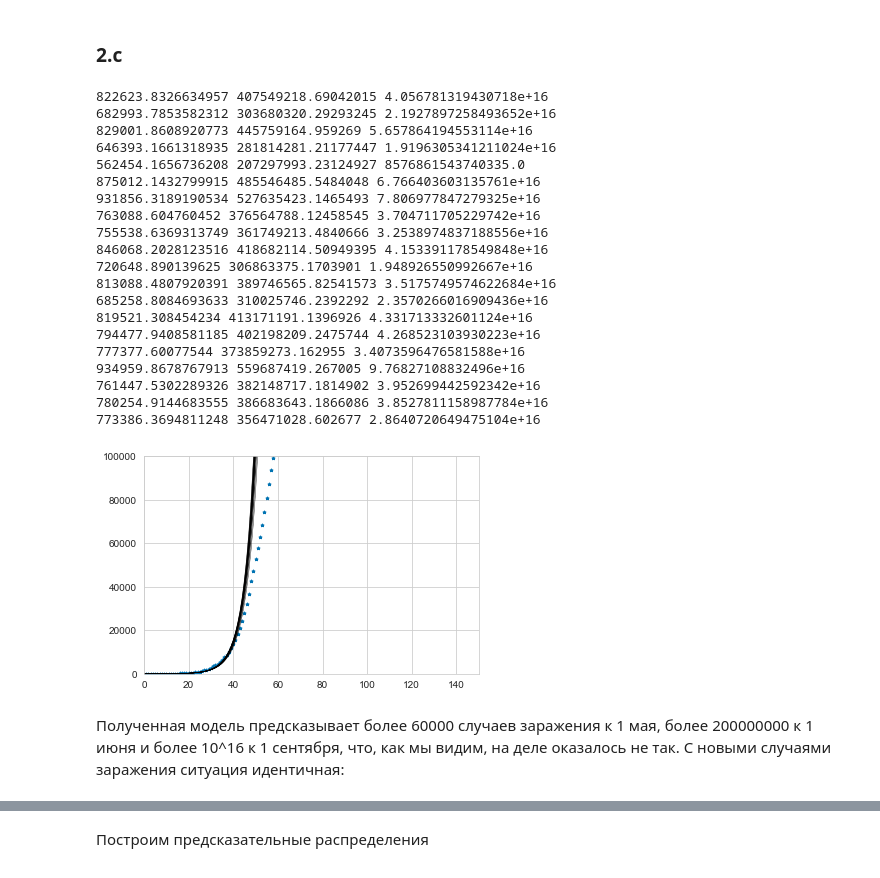
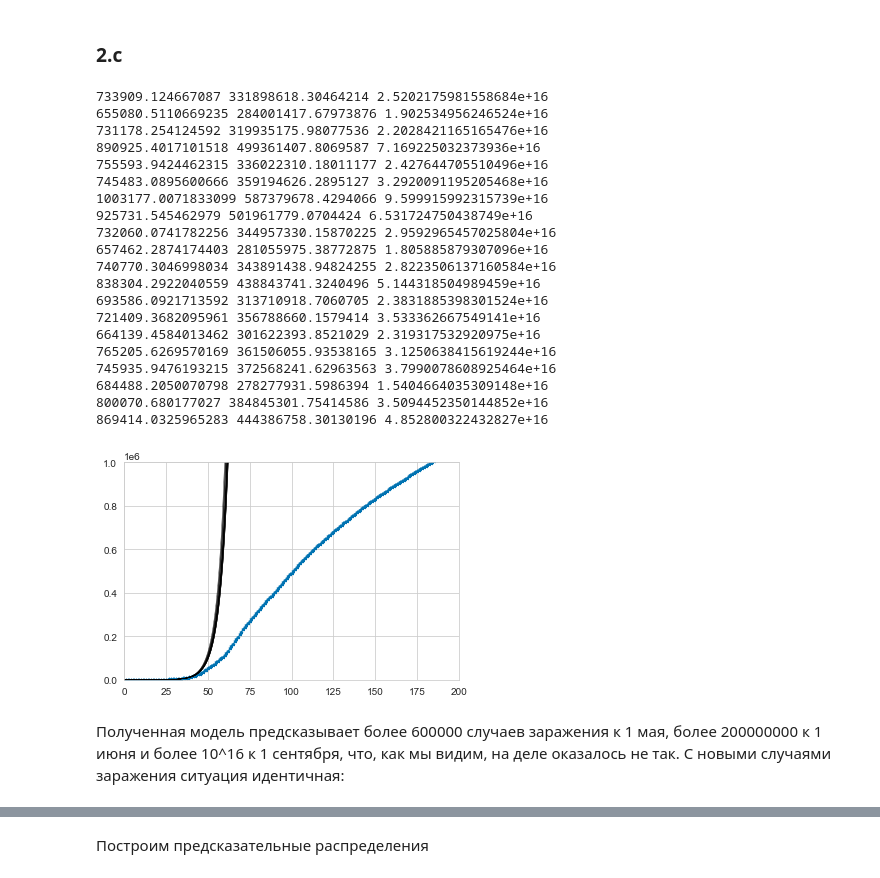
Before and after one commit to neurophysicist/made_ml_2, a Jupyter notebook: ml_hw_1.ipynb, the cells around one changed output, grey strips where cells are left out. Saved outputs shown, nothing was run; the diff lists cells and outputs as text; code cells hidden in the pictures.

```diff
--- a/ml_hw_1.ipynb
+++ b/ml_hw_1.ipynb
@@ -221,31 +212,31 @@ def plot_new_cases_sample_exponents(sigma, n=20, xlim=(0, 200), ylim=(0, 10000),
     if days is not None:
         plt.scatter(days, cases, marker='*', s=10)
 # %%
-plot_sample_exponents(sigma, 20, xlim=(0, 150), ylim=(0, 100000), days=data_russia['days'].to_numpy(), cases=data_russia['total_cases'].to_numpy())
+plot_sample_exponents(sigma, 20, xlim=(0, 200), ylim=(0, 1000000), days=data_russia['days'].to_numpy(), cases=data_russia['total_cases'].to_numpy())
 # %% [output]
-822623.8326634957 407549218.69042015 4.056781319430718e+16
-682993.7853582312 303680320.29293245 2.1927897258493652e+16
-829001.8608920773 445759164.959269 5.657864194553114e+16
-646393.1661318935 281814281.21177447 1.9196305341211024e+16
-562454.1656736208 207297993.23124927 8576861543740335.0
-875012.1432799915 485546485.5484048 6.766403603135761e+16
-931856.3189190534 527635423.1465493 7.806977847279325e+16
-763088.604760452 376564788.12458545 3.704711705229742e+16
-755538.6369313749 361749213.4840666 3.2538974837188556e+16
-846068.2028123516 418682114.50949395 4.153391178549848e+16
-720648.890139625 306863375.1703901 1.948926550992667e+16
-813088.4807920391 389746565.82541573 3.5175749574622684e+16
-685258.8084693633 310025746.2392292 2.3570266016909436e+16
-819521.308454234 413171191.1396926 4.331713332601124e+16
-794477.9408581185 402198209.2475744 4.268523103930223e+16
-777377.60077544 373859273.162955 3.4073596476581588e+16
-934959.8678767913 559687419.267005 9.76827108832496e+16
-761447.5302289326 382148717.1814902 3.952699442592342e+16
-780254.9144683555 386683643.1866086 3.8527811158987784e+16
-773386.3694811248 356471028.602677 2.8640720649475104e+16
+733909.124667087 331898618.30464214 2.5202175981558684e+16
+655080.5110669235 284001417.67973876 1.902534956246524e+16
+731178.254124592 319935175.98077536 2.2028421165165476e+16
+890925.4017101518 499361407.8069587 7.169225032373936e+16
+755593.9424462315 336022310.18011177 2.427644705510496e+16
+745483.0895600666 359194626.2895127 3.2920091195205468e+16
+1003177.0071833099 587379678.4294066 9.599915992315739e+16
+925731.545462979 501961779.0704424 6.531724750438749e+16
+732060.0741782256 344957330.15870225 2.9592965457025804e+16
+657462.2874174403 281055975.38772875 1.805885879307096e+16
+740770.3046998034 343891438.94824255 2.8223506137160584e+16
+838304.2922040559 438843741.3240496 5.144318504989459e+16
+693586.0921713592 313710918.7060705 2.3831885398301524e+16
+721409.3682095961 356788660.1579414 3.533362667549141e+16
+664139.4584013462 301622393.8521029 2.319317532920975e+16
+765205.6269570169 361506055.93538165 3.1250638415619244e+16
+745935.9476193215 372568241.62963563 3.7990078608925464e+16
+684488.2050070798 278277931.5986394 1.5404664035309148e+16
+800070.680177027 384845301.75414586 3.5094452350144852e+16
+869414.0325965283 444386758.30130196 4.852800322432827e+16
-[figure, old version]
+[figure, new version]
 # %% [markdown]
-Полученная модель предсказывает более 60000 случаев заражения к 1 мая, более 200000000 к 1 июня и более 10^16 к 1 сентября, что, как мы видим, на деле оказалось не так. С новыми случаями заражения ситуация идентичная:
+Полученная модель предсказывает более 600000 случаев заражения к 1 мая, более 200000000 к 1 июня и более 10^16 к 1 сентября, что, как мы видим, на деле оказалось не так. С новыми случаями заражения ситуация идентичная:
 # %%
 plot_new_cases_sample_exponents(sigma, 20, xlim=(0, 150), ylim=(0, 100000), days=data_russia['days'].to_numpy(), cases=data_russia['new_cases'].to_numpy())
 # %% [output]
```
Also changed, not shown: parts of 21 cells of this notebook.
